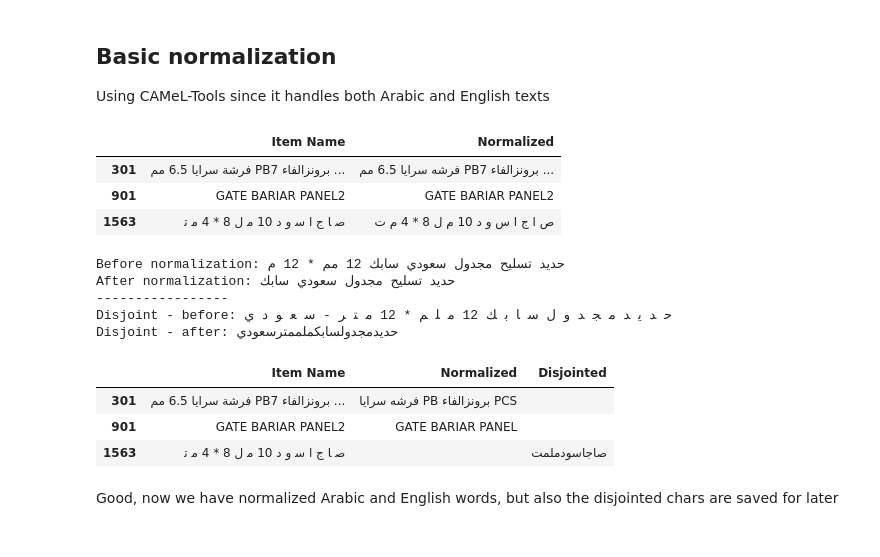
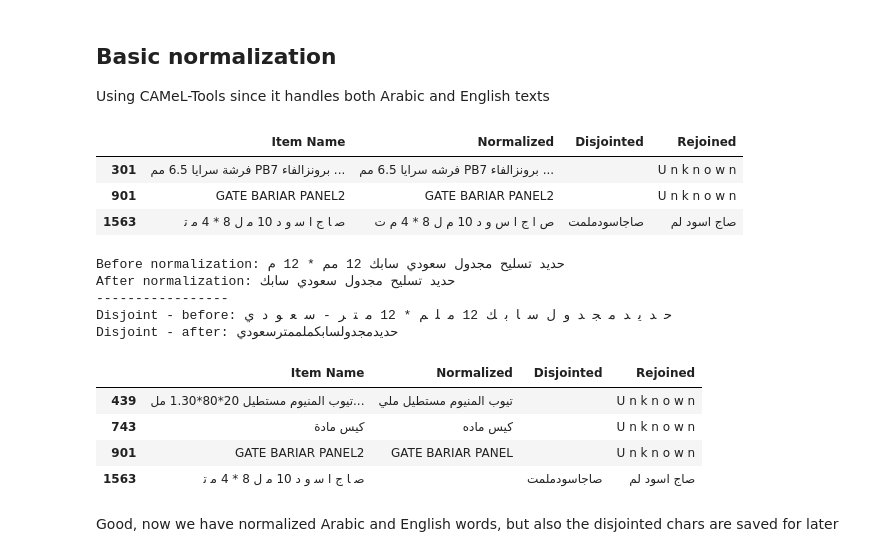
Before and after one commit to abodeza/Purchase_Data_Analysis, a Jupyter notebook: notebooks/NLP.ipynb, the cells around one changed output. Drawn from its saved outputs; the diff is of its cells as text; code cells hidden in the pictures.

```diff
--- a/notebooks/NLP.ipynb
+++ b/notebooks/NLP.ipynb
@@ -85,9 +91,9 @@ def normalize_text(text):
 df['Normalized'] = df['Item Name'].apply(normalize_text)
 # %%
 # Let's see the results - yes I noticed some entries are split (like 1563) which really gave me a headache trying to solve lol
-df.iloc[[301, 901, 1563]]
+df.iloc[[439, 743, 901, 1563]]
 # %% [output]
-|  | Item Name | Normalized |
-| 301 | فرشة سرايا 6.5 مم PB7 برونزالفاء ... | فرشه سرايا 6.5 مم PB7 برونزالفاء ... |
-| 901 | GATE BARIAR PANEL2 | GATE BARIAR PANEL2 |
-| 1563 | ﺻ ﺎ ﺝ ﺍ ﺳ و د 10 ﻣ ﻝ 8 * 4 ﻣ ﺗ | ص ا ج ا س و د 10 م ل 8 * 4 م ت |
+|  | Item Name | Normalized | Disjointed | Rejoined |
+| 301 | فرشة سرايا 6.5 مم PB7 برونزالفاء ... | فرشه سرايا 6.5 مم PB7 برونزالفاء ... |  | U n k n o w n |
+| 901 | GATE BARIAR PANEL2 | GATE BARIAR PANEL2 |  | U n k n o w n |
+| 1563 | ﺻ ﺎ ﺝ ﺍ ﺳ و د 10 ﻣ ﻝ 8 * 4 ﻣ ﺗ | ص ا ج ا س و د 10 م ل 8 * 4 م ت | صاجاسودملمت | صاج اسود لم |
@@ -100,11 +158,11 @@ def is_english_char(c: str) -> bool:
     return c.isascii() and c.isalpha()
 
 def keep_arabic_english_only(c: str) -> str:
-    if is_arabic_char(c) or is_english_char(c):
+    if (is_arabic_char(c) or is_english_char(c)) and not c.isdigit():
         return c
     return " "  # replace everything else with space
 
-def basic_normalization(text, trim=True):
+def basic_normalization(text, no_disjointed=True):
     # 1) Normalize unicode text
     text = normalize_text(text)
 
@@ -114,23 +172,28 @@ def basic_normalization(text, trim=True):
     # 3) Split on whitespace (since we've cleaned everything else to spaces)
     tokens = text.split()
 
-    # 4) Drop single-letter tokens, repeated chars, and deduplicate within the row
-    if trim:
+    # 4) Remove dimensions/units
+    if no_disjointed:
+        tokens = [t for t in tokens if t.lower() not in UNIT_TOKENS_EN and t not in UNIT_TOKENS_AR]
+
+    # 5) Drop single-letter tokens, repeated chars, and deduplicate within the row
+    if no_disjointed:
         tokens = [t for t in tokens if len(t) > 1 and len(set(t)) > 1]
         counts = Counter(tokens)
         tokens = [t for t in tokens if counts[t] == 1]
         return ' '.join(tokens)
+    # 6) Or retain only the disjointed words
     else:
         tokens = [t for t in tokens if len(t) == 1 and len(set(t)) == 1]
         return ''.join(tokens)
 
-df["Normalized"] = df["Item Name"].apply(basic_normalization, trim=True)
-df["Disjointed"] = df["Item Name"].apply(basic_normalization, trim=False)
+df["Normalized"] = df["Item Name"].apply(basic_normalization, no_disjointed=True)
+df["Disjointed"] = df["Item Name"].apply(basic_normalization, no_disjointed=False)
 print("Before normalization:", "حديد تسليح مجدول سعودي سابك 12 مم * 12 م")
 print("After normalization:", basic_normalization("حديد تسليح مجدول سعودي سابك 12 مم * 12 م"))
 print("-----------------")
 print("Disjoint - before:", "ﺣ ﺪ ﻳ ﺪ ﻣ ﺠ ﺪ ﻭ ﻝ ﺳ ﺎ ﺑ ﻚ 12 ﻣ ﻠ ﻢ * 12 ﻣ ﺘ ﺮ - ﺳ ﻌ ﻮ ﺩ ﻱ")
-print("Disjoint - after:", basic_normalization("ﺣ ﺪ ﻳ ﺪ ﻣ ﺠ ﺪ ﻭ ﻝ ﺳ ﺎ ﺑ ﻚ 12 ﻣ ﻠ ﻢ * 12 ﻣ ﺘ ﺮ - ﺳ ﻌ ﻮ ﺩ ﻱ", trim=False))
+print("Disjoint - after:", basic_normalization("ﺣ ﺪ ﻳ ﺪ ﻣ ﺠ ﺪ ﻭ ﻝ ﺳ ﺎ ﺑ ﻚ 12 ﻣ ﻠ ﻢ * 12 ﻣ ﺘ ﺮ - ﺳ ﻌ ﻮ ﺩ ﻱ", no_disjointed=False))
 # %% [output]
 Before normalization: حديد تسليح مجدول سعودي سابك 12 مم * 12 م
 After normalization: حديد تسليح مجدول سعودي سابك
@@ -138,12 +201,13 @@ After normalization: حديد تسليح مجدول سعودي سابك
 Disjoint - before: ﺣ ﺪ ﻳ ﺪ ﻣ ﺠ ﺪ ﻭ ﻝ ﺳ ﺎ ﺑ ﻚ 12 ﻣ ﻠ ﻢ * 12 ﻣ ﺘ ﺮ - ﺳ ﻌ ﻮ ﺩ ﻱ
 Disjoint - after: حديدمجدولسابكملممترسعودي
 # %%
-df.iloc[[301, 901, 1563]]
+df.iloc[[439, 743, 901, 1563]]
 # %% [output]
-|  | Item Name | Normalized | Disjointed |
-| 301 | فرشة سرايا 6.5 مم PB7 برونزالفاء ... | فرشه سرايا PB برونزالفاء PCS |  |
-| 901 | GATE BARIAR PANEL2 | GATE BARIAR PANEL |  |
-| 1563 | ﺻ ﺎ ﺝ ﺍ ﺳ و د 10 ﻣ ﻝ 8 * 4 ﻣ ﺗ |  | صاجاسودملمت |
+|  | Item Name | Normalized | Disjointed | Rejoined |
+| 439 | تيوب المنيوم مستطيل 20*80*1.30 مل... | تيوب المنيوم مستطيل ملي |  | U n k n o w n |
+| 743 | كيس مادة | كيس ماده |  | U n k n o w n |
+| 901 | GATE BARIAR PANEL2 | GATE BARIAR PANEL |  | U n k n o w n |
+| 1563 | ﺻ ﺎ ﺝ ﺍ ﺳ و د 10 ﻣ ﻝ 8 * 4 ﻣ ﺗ |  | صاجاسودملمت | صاج اسود لم |
 # %% [markdown]
 Good, now we have normalized Arabic and English words, but also the disjointed chars are saved for later
 # %% [markdown]
```
Also changed, not shown: parts of 38 cells of this notebook.
